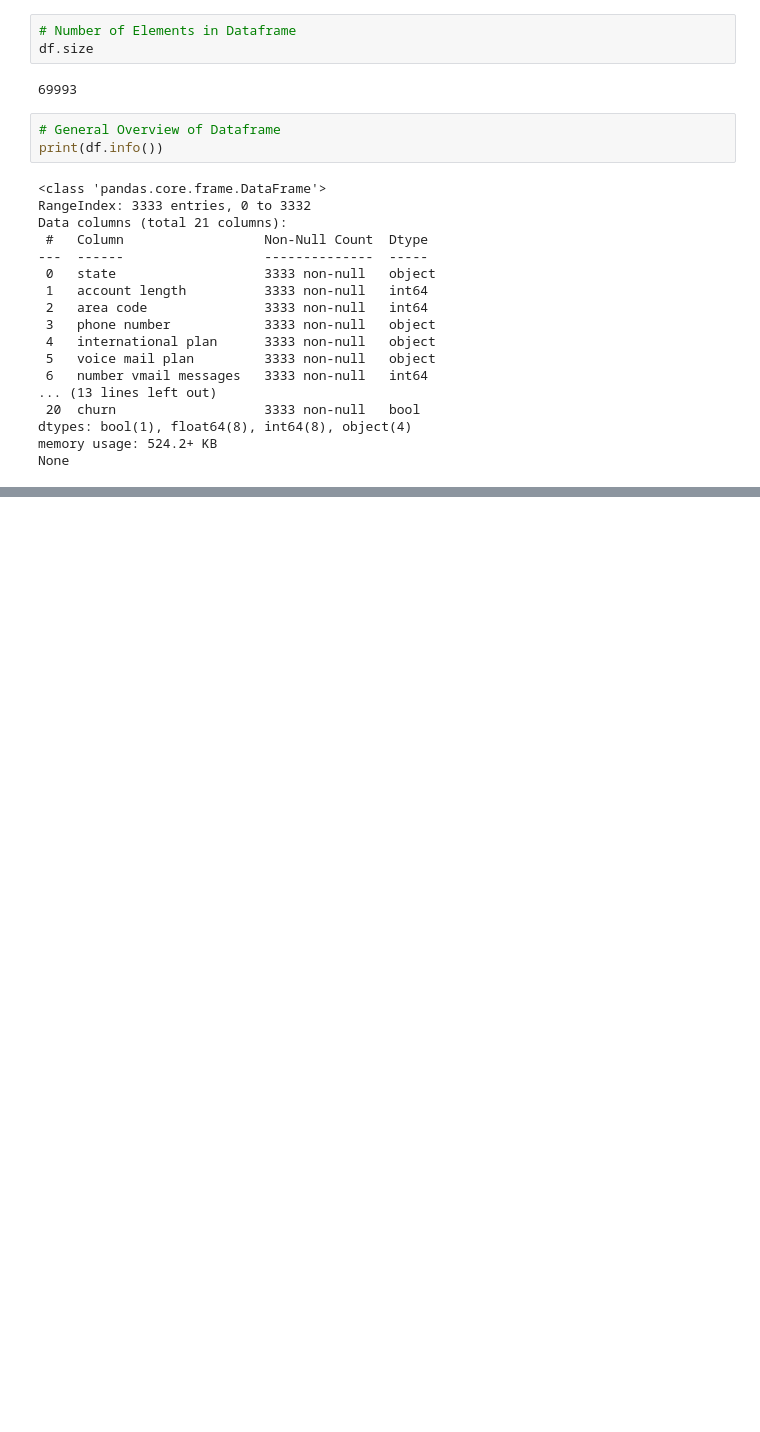
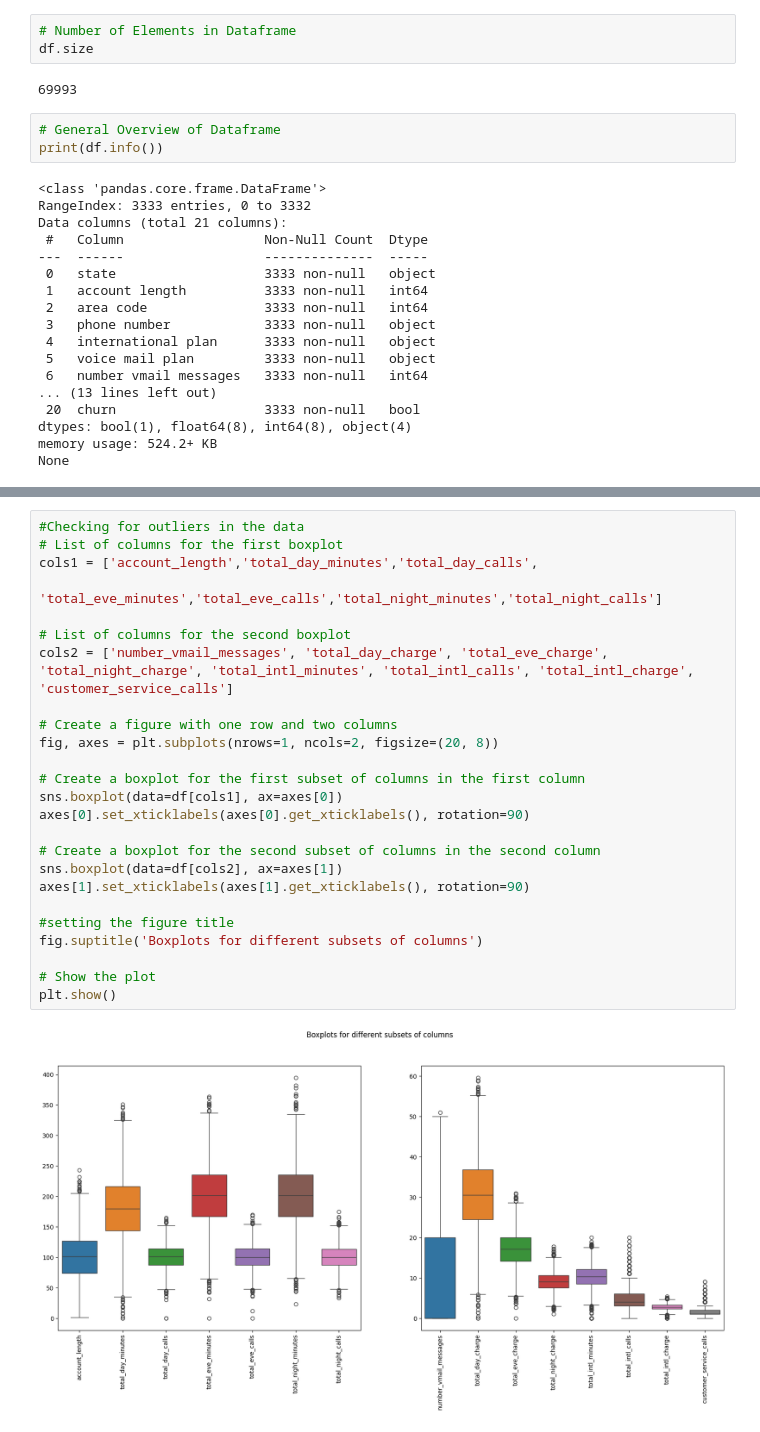
Before and after one commit to NgenziNevilleMativo/syriatel_customer_churn, a Jupyter notebook: index.ipynb, the cells around one changed output, grey strips where cells are left out. Cells and saved outputs as stored; diff of their text form; blank space fills up the shorter version.

```diff
--- a/index.ipynb
+++ b/index.ipynb
@@ -131,0 +227,27 @@ Categorical Columns: Index(['state', 'phone_number', 'international_plan', 'voic
+# %%
+#Checking for outliers in the data
+# List of columns for the first boxplot
+cols1 = ['account_length','total_day_minutes','total_day_calls',
+                'total_eve_minutes','total_eve_calls','total_night_minutes','total_night_calls']
+
+# List of columns for the second boxplot
+cols2 = ['number_vmail_messages', 'total_day_charge', 'total_eve_charge', 'total_night_charge', 'total_intl_minutes', 'total_intl_calls', 'total_intl_charge', 'customer_service_calls']
+
+# Create a figure with one row and two columns
+fig, axes = plt.subplots(nrows=1, ncols=2, figsize=(20, 8))
+
+# Create a boxplot for the first subset of columns in the first column
+sns.boxplot(data=df[cols1], ax=axes[0])
+axes[0].set_xticklabels(axes[0].get_xticklabels(), rotation=90)
+
+# Create a boxplot for the second subset of columns in the second column
+sns.boxplot(data=df[cols2], ax=axes[1])
+axes[1].set_xticklabels(axes[1].get_xticklabels(), rotation=90)
+
+#setting the figure title
+fig.suptitle('Boxplots for different subsets of columns')
+
+# Show the plot
+plt.show()
+# %% [output]
+[figure, added]
```
Also changed, not shown: parts of 25 cells of this notebook.
